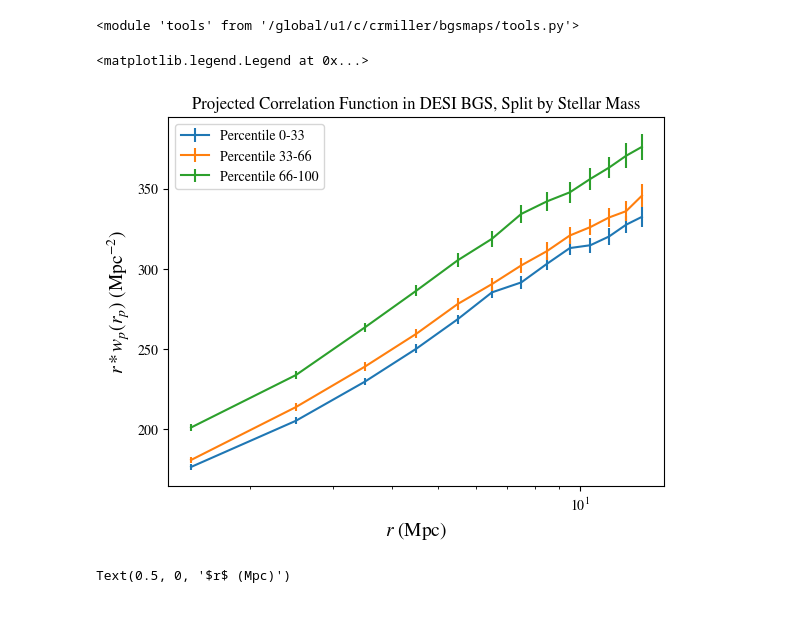
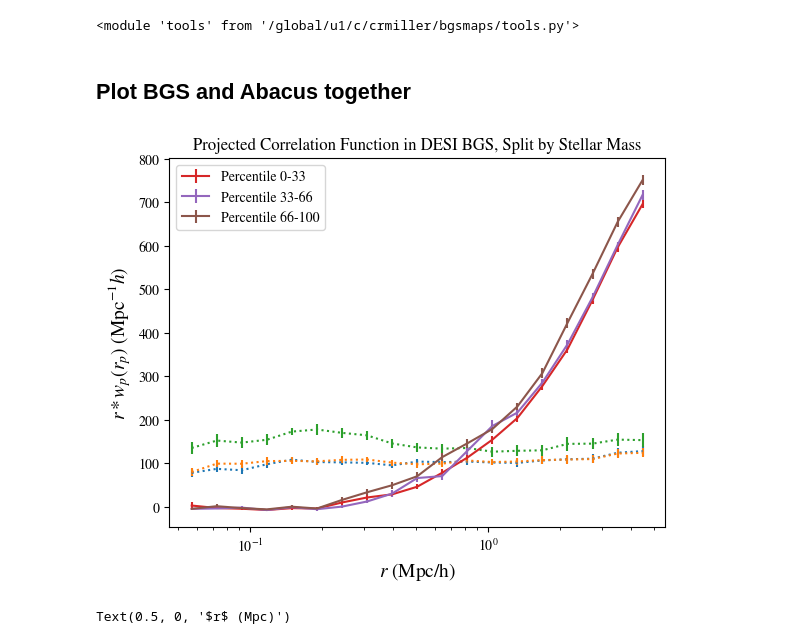
Before and after one commit to catherine-miller/bgsmaps, a Jupyter notebook: bgsclustering.ipynb, the cells around one changed output. Cells and saved outputs as stored; diff of their text form; code cells hidden in the pictures; blank space fills up the shorter version.

```diff
--- a/bgsclustering.ipynb
+++ b/bgsclustering.ipynb
@@ -100,3 +120,14 @@ print(len(tabbgs),len(bgs_clustering))
+# %%
+#make the randoms to match logMstar > 10.7
+#just making 5 random catalogs for the moment
+tabbgs = Table.read("/pscratch/sd/c/crmiller/bgs_fsf.csv", format='ascii.csv')
+bgsdir = "/dvs_ro/cfs/cdirs/desi/survey/catalogs/Y3/LSS/loa-v1/LSScats/v2/nonKP/"
+for i in range(1):
+    bgsranN = Table(fitsio.read(bgsdir+"BGS_BRIGHT_NGC_"+str(i)+"_clustering.ran.fits",columns = ["RA","DEC","Z"]))
+    bgsranS = Table(fitsio.read(bgsdir+"BGS_BRIGHT_SGC_"+str(i)+"_clustering.ran.fits",columns = ["RA","DEC","Z"]))
+    rantab = vstack([bgsranN,bgsranS])
+    pathtosave = "/pscratch/sd/c/crmiller/bgs_logMstar10.7_ran"+str(i)+".csv"
+    makeRanCat(tabbgs,rantab,pathtosave)
 # %% [markdown]
 ## Load in data ##
 # %%
@@ -103,0 +135,6 @@ tabbgs = Table.read("/pscratch/sd/c/crmiller/bgs_fsf.csv", format='ascii.csv')
+# %%
+nran = 1
+rans = []
+for i in range(nran):
+    path = "/pscratch/sd/c/crmiller/bgs_logMstar10.7_ran"+str(i)+".csv"
+    rans.append(Table.read(path))
@@ -262,22 +335,34 @@ rancounts = tools.getJackknifeCounts(reftab, sampletab, refmasks_jack, samplemas
+# %% [markdown]
+## Plot BGS and Abacus together ##
 # %%
 ranges = [[0,33],[33,66],[66,100]]
 names = ['Percentile 0-33','Percentile 33-66','Percentile 66-100']
+
+for j in range(len(ranges)):
+    D1D2names = []
+    for i in np.arange(ranges[j][0],ranges[j][1]):
+        D1D2names.append("BGSxquantile_rockstar_multsplit_quant"+str(i))
+    D1R1name = "BGSxquantile_rockstarxran"
+    rcenters, DavisPeeblesEstimators, jackerror = tools.DavisPeebles2PCFJackknifeCoadd(D1D2names,D1R1name)
+    plt.errorbar(rcenters,DavisPeeblesEstimators,yerr = jackerror,linestyle='dotted')
+
+
 for j in range(len(ranges)):
     D1D2names = []
     for i in np.arange(ranges[j][0],ranges[j][1]):
         D1D2names.append("BGSxquantile_logMstar_quant"+str(i))
-    D1R1name = "BGSxquantile_BGS-21.35xran"
+    D1R1name = "BGSxquantile_BGSxran"
     rcenters, DavisPeeblesEstimators, jackerror = tools.DavisPeebles2PCFJackknifeCoadd(D1D2names,D1R1name)
     plt.errorbar(rcenters,DavisPeeblesEstimators,label=names[j],yerr = jackerror)
 
-plt.xscale('log')#, yerr = jackerror)
-plt.ylabel(r"$r*w_p(r_p)$ (Mpc$^{-2}$)")
-plt.xlabel("$r$ (Mpc)")
+#plt.xscale('log')#, yerr = jackerror)
+plt.ylabel(r"$r*w_p(r_p)$ (Mpc$^{-1}h$)")
+plt.xlabel("$r$ (Mpc/h)")
 plt.title("Projected Correlation Function in DESI BGS, Split by Stellar Mass")
 plt.legend()
+plt.xscale('log')
 # %% [output]
-<matplotlib.legend.Legend at 0x...>
-[figure, old version]
+[figure, new version]
 # %%
 # %% [output]
 Text(0.5, 0, '$r$ (Mpc)')
```
Also changed, not shown: parts of 17 cells of this notebook, 4 other files.
